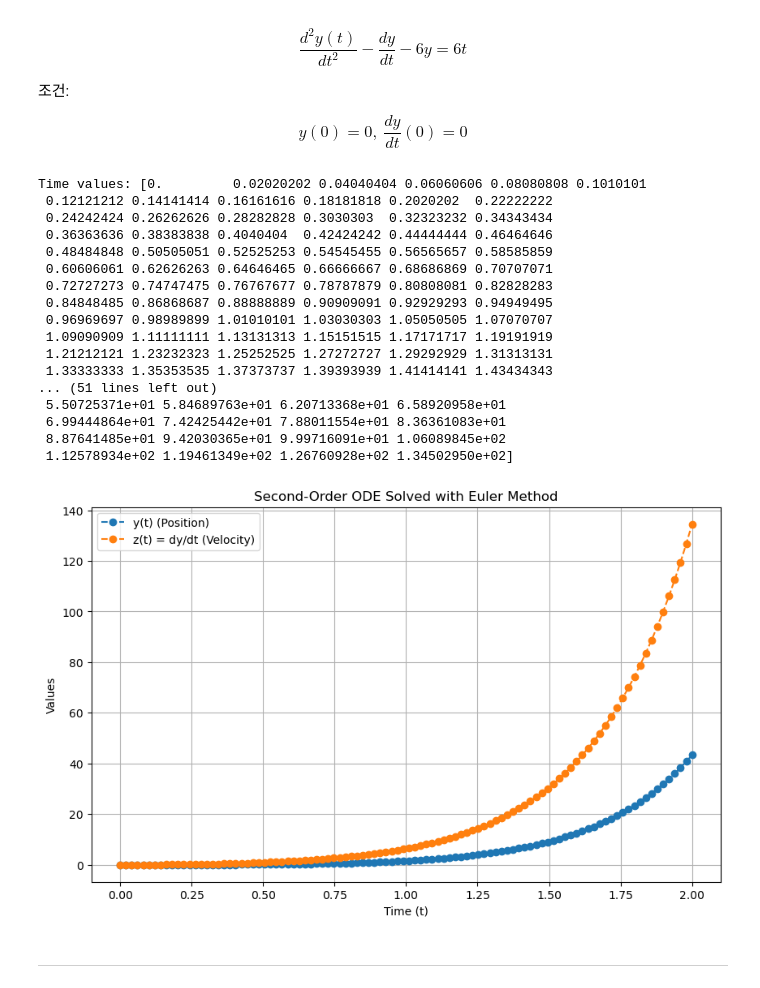
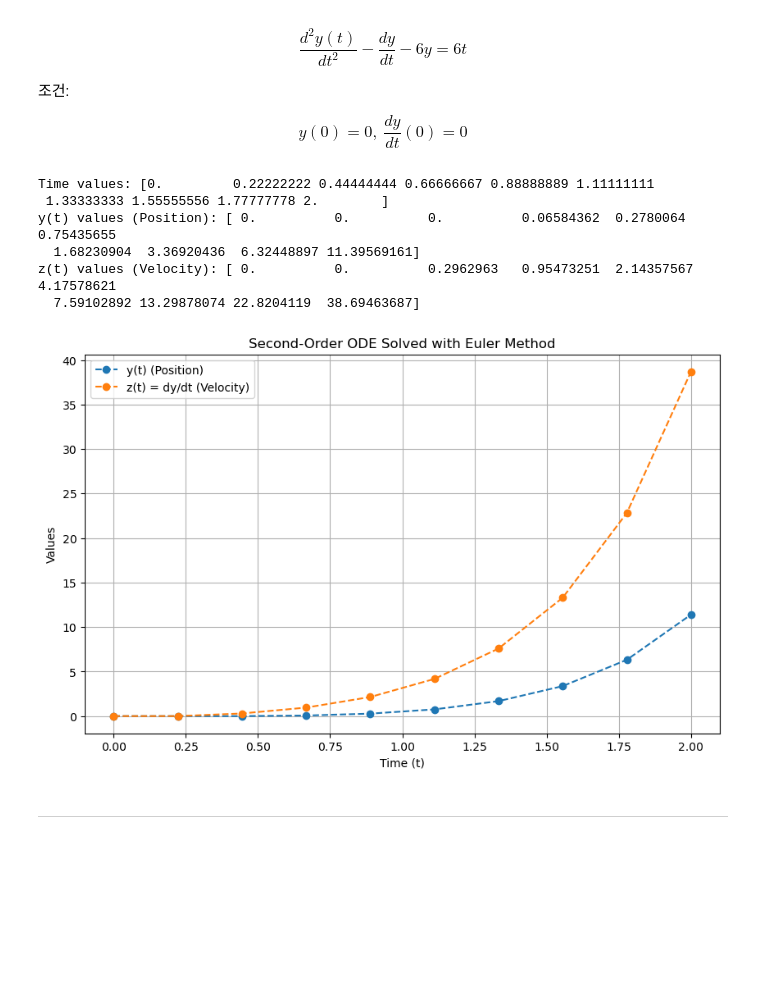
Before and after one commit to ShimSoonYong/Numerical_Analysis_Korean, a Jupyter notebook: 수치해석/강의노트/Ordinary_Differential_Equation.ipynb, the cells around one changed output. Drawn from its saved outputs; the diff is of its cells as text; code cells hidden in the pictures; blank space fills up the shorter version.

```diff
--- a/수치해석/강의노트/Ordinary_Differential_Equation.ipynb
+++ b/수치해석/강의노트/Ordinary_Differential_Equation.ipynb
@@ -350,49 +350,40 @@ $$
 # %%
 # 테스트 함수: dz/dt = z + 6*y + 6*t, dy/dt = z
 dfz = lambda y, z, t: z + 6 * y + 6 * t
 dfy = lambda y, z, t: z
 
 # 초기 조건
 t0, t_end = 0, 2
 y0, z0 = 0, 0
 
 # ODESolver 클래스의 EulerMethod_2nd 메서드 호출
-t_vals, y_vals, z_vals = ODESolver.EulerMethod_2nd(dfz, dfy, y0, z0, t0, t_end, n=100)
+t_vals, y_vals, z_vals = ODESolver.EulerMethod_2nd(dfz, dfy,
+                                                    y0, z0, t0, t_end,
+                                                    n=10)
 
 # 결과 출력
 print("Time values:", t_vals)
 print("y(t) values (Position):", y_vals)
 print("z(t) values (Velocity):", z_vals)
 
 # 시각화
 plt.figure(figsize=(10, 6))
 plt.plot(t_vals, y_vals, label="y(t) (Position)", marker='o', linestyle='--')
 plt.plot(t_vals, z_vals, label="z(t) = dy/dt (Velocity)", marker='o', linestyle='--')
 plt.title("Second-Order ODE Solved with Euler Method")
 plt.xlabel("Time (t)")
 plt.ylabel("Values")
 plt.legend()
 plt.grid()
 plt.show()
 # %% [output]
-Time values: [0.         0.02020202 0.04040404 0.06060606 0.08080808 0.1010101
- 0.12121212 0.14141414 0.16161616 0.18181818 0.2020202  0.22222222
- 0.24242424 0.26262626 0.28282828 0.3030303  0.32323232 0.34343434
- 0.36363636 0.38383838 0.4040404  0.42424242 0.44444444 0.46464646
- 0.48484848 0.50505051 0.52525253 0.54545455 0.56565657 0.58585859
- 0.60606061 0.62626263 0.64646465 0.66666667 0.68686869 0.70707071
- 0.72727273 0.74747475 0.76767677 0.78787879 0.80808081 0.82828283
- 0.84848485 0.86868687 0.88888889 0.90909091 0.92929293 0.94949495
- 0.96969697 0.98989899 1.01010101 1.03030303 1.05050505 1.07070707
- 1.09090909 1.11111111 1.13131313 1.15151515 1.17171717 1.19191919
- 1.21212121 1.23232323 1.25252525 1.27272727 1.29292929 1.31313131
- 1.33333333 1.35353535 1.37373737 1.39393939 1.41414141 1.43434343
-... (51 lines left out)
- 5.50725371e+01 5.84689763e+01 6.20713368e+01 6.58920958e+01
- 6.99444864e+01 7.42425442e+01 7.88011554e+01 8.36361083e+01
- 8.87641485e+01 9.42030365e+01 9.99716091e+01 1.06089845e+02
- 1.12578934e+02 1.19461349e+02 1.26760928e+02 1.34502950e+02]
+Time values: [0.         0.22222222 0.44444444 0.66666667 0.88888889 1.11111111
+ 1.33333333 1.55555556 1.77777778 2.        ]
+y(t) values (Position): [ 0.          0.          0.          0.06584362  0.2780064   0.75435655
+  1.68230904  3.36920436  6.32448897 11.39569161]
+z(t) values (Velocity): [ 0.          0.          0.2962963   0.95473251  2.14357567  4.17578621
+  7.59102892 13.29878074 22.8204119  38.69463687]
-[figure, old version]
+[figure, new version]
 # %% [markdown]
 ---
 # %% [markdown]
```
Also changed, not shown: parts of 7 cells of this notebook, 8 other files.
